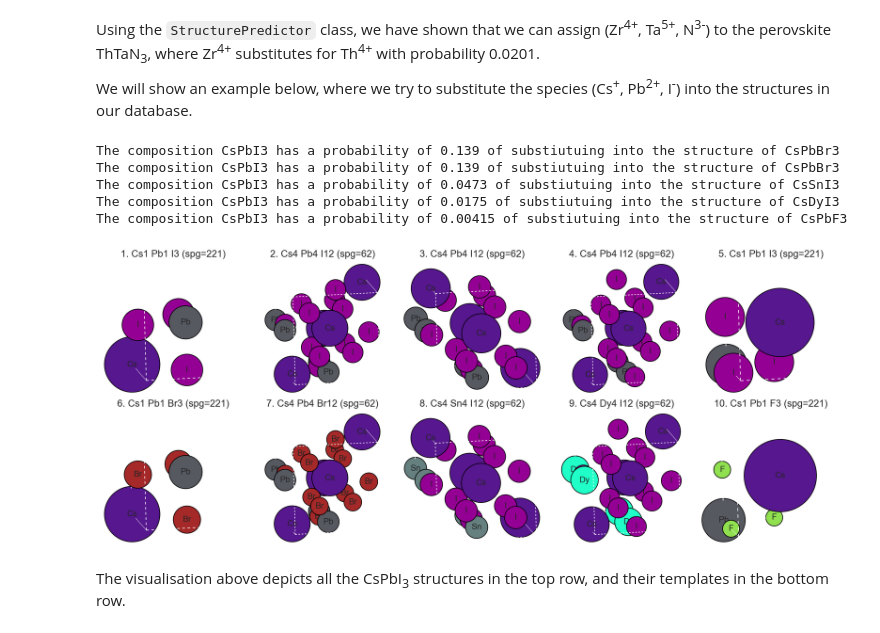
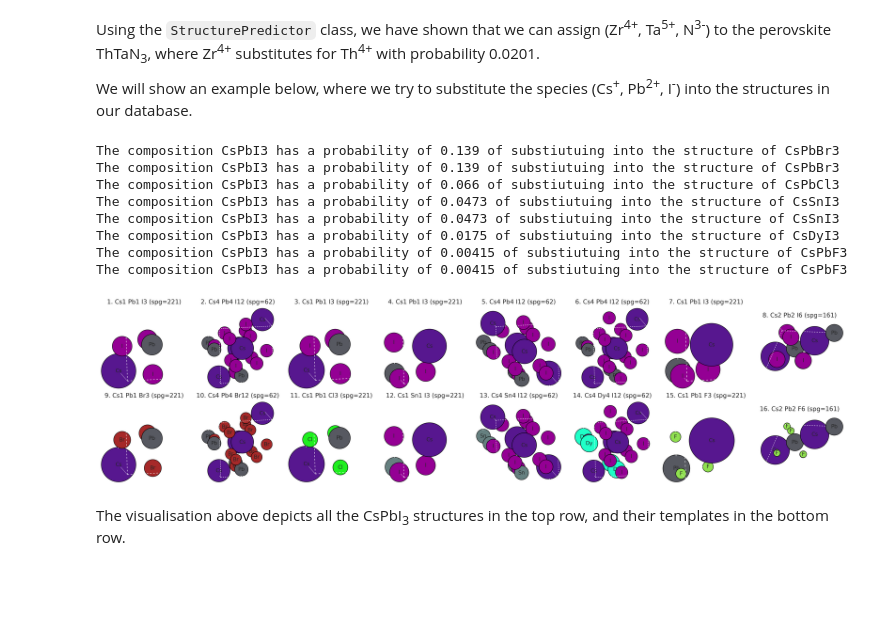
Before and after one commit to WMD-group/SMACT, a Jupyter notebook: docs/tutorials/structure_prediction.ipynb, the cells around one changed output. Saved outputs shown, nothing was run; the diff lists cells and outputs as text; code cells hidden in the pictures; blank space fills up the shorter version.

```diff
--- a/docs/tutorials/structure_prediction.ipynb
+++ b/docs/tutorials/structure_prediction.ipynb
@@ -260,7 +263,7 @@ def get_MP_perovskite_data(api_key=None):
         raise ValueError("No API key found in environment or Pymatgen config file. Please provide an API key.")
 
     # Get perovskite data from the Materials Project
-    with MPRester(use_document_model=False) as mpr:
+    with MPRester(api_key=api_key, use_document_model=False) as mpr:
         robocrys_perov_data = mpr.materials.robocrys.search(keywords=["perovskite"])
 
     # Get the material ids
@@ -407,35 +391,38 @@ cs_pb_I_species = [
     ("Cs", 1),
     ("Pb", 2),
     ("I", -1),
 ]
 
 # Get the results for the substitution
 cspbi_results = list(predictor.predict_structs(species=cs_pb_I_species, thresh=0.001, include_same=False))
 
 # Sort the results by probabiblity
 cspbi_results.sort(key=itemgetter(1), reverse=True)
 
 for result in cspbi_results:
     print(
         f"The composition {result[0].reduced_formula()} has a probability of {result[1]:.3g} of substiutuing into the structure of {result[2].reduced_formula()}"
     )
 
 # Visualise the predicted and original structures
 
 predicted_structs = [result[0].as_py_struct() for result in cspbi_results]
 db_structs = [result[2].as_py_struct() for result in cspbi_results]
 structures = predicted_structs + db_structs
 
 
-pmv.structure_2d(structures, n_cols=5)
+pmv.structure_2d(structures, n_cols=8)
 plt.show()
 # %% [output]
 The composition CsPbI3 has a probability of 0.139 of substiutuing into the structure of CsPbBr3
 The composition CsPbI3 has a probability of 0.139 of substiutuing into the structure of CsPbBr3
+The composition CsPbI3 has a probability of 0.066 of substiutuing into the structure of CsPbCl3
+The composition CsPbI3 has a probability of 0.0473 of substiutuing into the structure of CsSnI3
 The composition CsPbI3 has a probability of 0.0473 of substiutuing into the structure of CsSnI3
 The composition CsPbI3 has a probability of 0.0175 of substiutuing into the structure of CsDyI3
 The composition CsPbI3 has a probability of 0.00415 of substiutuing into the structure of CsPbF3
+The composition CsPbI3 has a probability of 0.00415 of substiutuing into the structure of CsPbF3
-[figure, old version]
+[figure, new version]
 # %% [markdown]
 The visualisation above depicts all the CsPbI<sub>3</sub> structures in the top row, and their templates in the bottom row.
 # %% [markdown]
```
Also changed, not shown: parts of 9 cells of this notebook.
